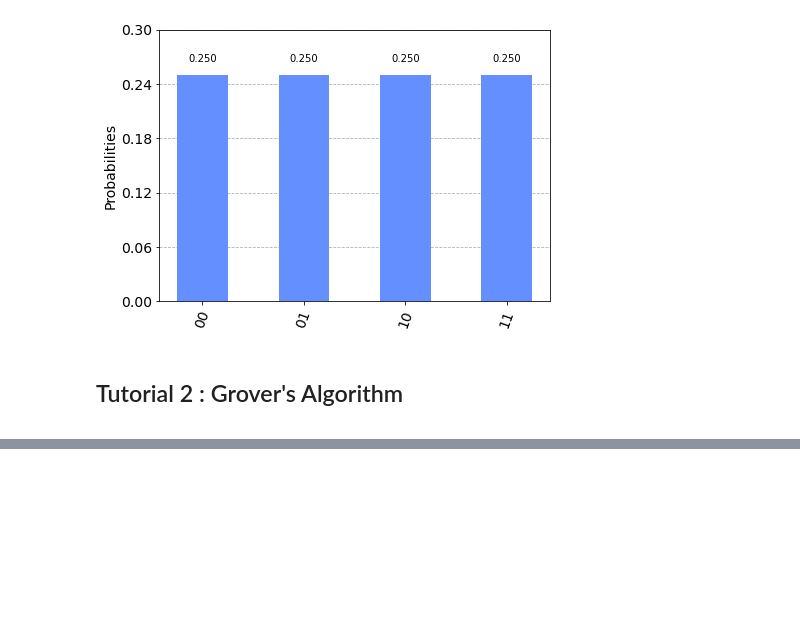
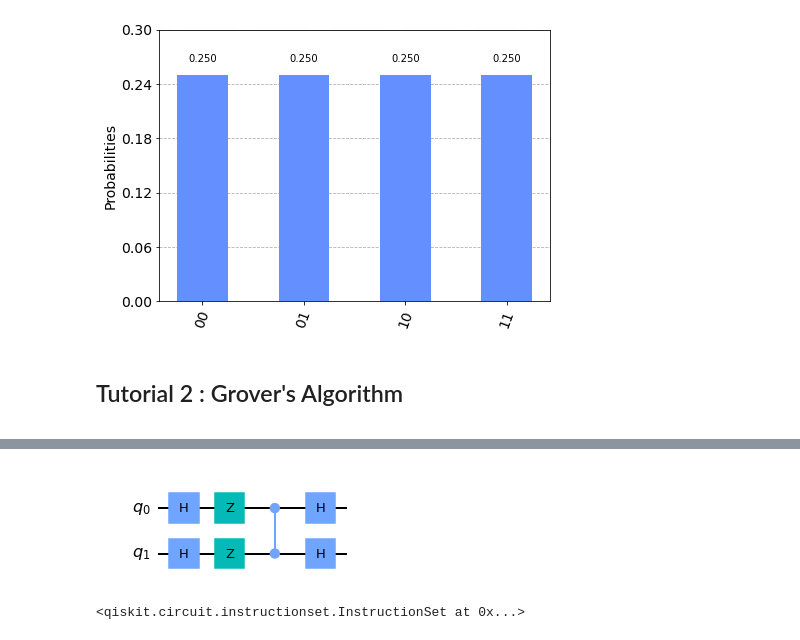
Before and after one commit to Husain0007/Qiskit-Quantum-Development, a Jupyter notebook: QiskitTutorial/Tutorial-Series2.ipynb, the cells around one changed output, grey strips where cells are left out. Drawn from its saved outputs; the diff is of its cells as text; code cells hidden in the pictures; blank space fills up the shorter version.

```diff
--- a/QiskitTutorial/Tutorial-Series2.ipynb
+++ b/QiskitTutorial/Tutorial-Series2.ipynb
@@ -40,0 +99,13 @@ plot_histogram(probs)
+# %%
+reflection.draw(output= 'mpl')
+# %% [output]
+[figure, added]
+# %%
+backend = Aer.get_backend('qasm_simulator')
+grover_circ = QuantumCircuit(2,2)
+grover_circ.h([0,1])
+grover_circ.append(oracle, [0,1])
+grover_circ.append(reflection, [0,1])
+grover_circ.measure([0,1],[0,1])
+# %% [output]
+<qiskit.circuit.instructionset.InstructionSet at 0x...>
```
Also changed, not shown: parts of 12 cells of this notebook.
